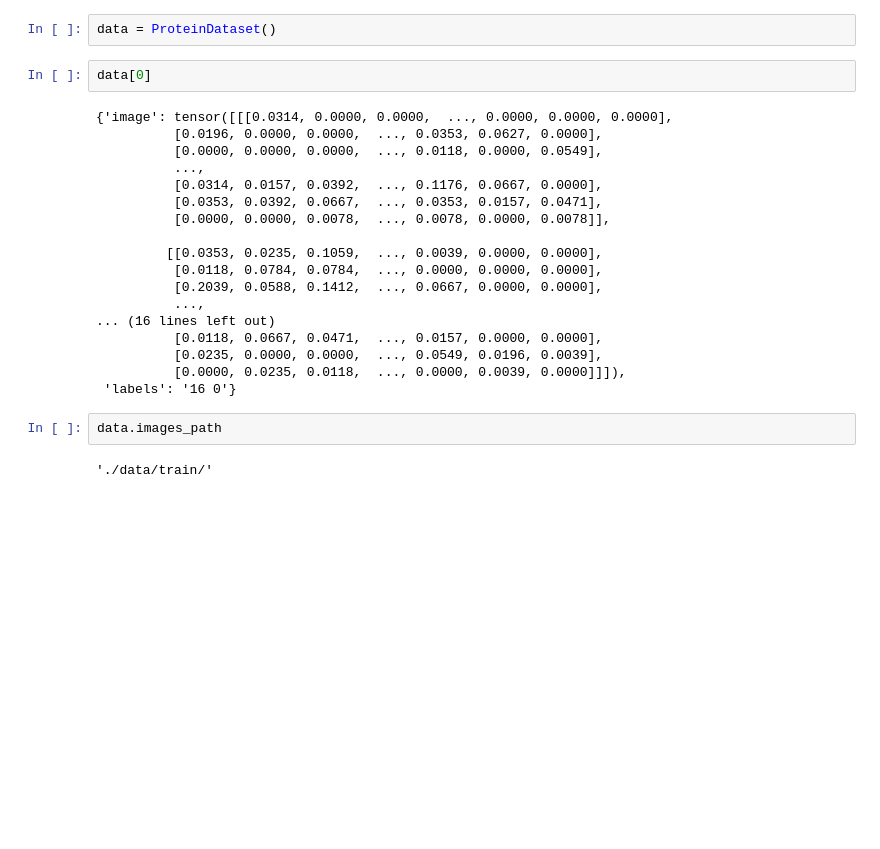
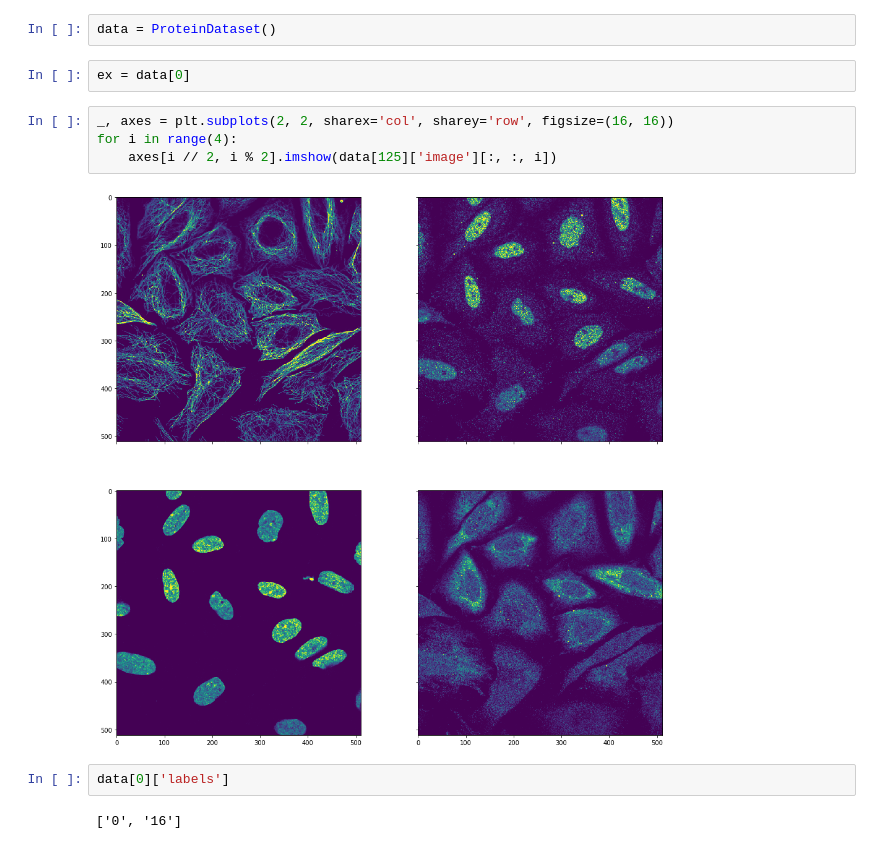
Before and after one commit to sanch7/Human-Protein-Atlas, a Jupyter notebook: scratchpad.ipynb, the cells around one changed output. Cells and saved outputs as stored; diff of their text form; blank space fills up the shorter version.

```diff
--- a/scratchpad.ipynb
+++ b/scratchpad.ipynb
@@ -11,27 +11,15 @@ import torch
 from utils.dataloader import ProteinDataset
 # %%
 data = ProteinDataset()
+# %%
+ex = data[0]
+# %%
+_, axes = plt.subplots(2, 2, sharex='col', sharey='row', figsize=(16, 16))
+for i in range(4):
+    axes[i // 2, i % 2].imshow(data[125]['image'][:, :, i])
+# %% [output]
+[figure, added]
 # %%
-data[0]
+data[0]['labels']
 # %% [output]
-{'image': tensor([[[0.0314, 0.0000, 0.0000,  ..., 0.0000, 0.0000, 0.0000],
-          [0.0196, 0.0000, 0.0000,  ..., 0.0353, 0.0627, 0.0000],
-          [0.0000, 0.0000, 0.0000,  ..., 0.0118, 0.0000, 0.0549],
-          ...,
-          [0.0314, 0.0157, 0.0392,  ..., 0.1176, 0.0667, 0.0000],
-          [0.0353, 0.0392, 0.0667,  ..., 0.0353, 0.0157, 0.0471],
-          [0.0000, 0.0000, 0.0078,  ..., 0.0078, 0.0000, 0.0078]],
-
-         [[0.0353, 0.0235, 0.1059,  ..., 0.0039, 0.0000, 0.0000],
-          [0.0118, 0.0784, 0.0784,  ..., 0.0000, 0.0000, 0.0000],
-          [0.2039, 0.0588, 0.1412,  ..., 0.0667, 0.0000, 0.0000],
-          ...,
-... (16 lines left out)
-          [0.0118, 0.0667, 0.0471,  ..., 0.0157, 0.0000, 0.0000],
-          [0.0235, 0.0000, 0.0000,  ..., 0.0549, 0.0196, 0.0039],
-          [0.0000, 0.0235, 0.0118,  ..., 0.0000, 0.0039, 0.0000]]]),
- 'labels': '16 0'}
+['0', '16']
-# %%
-data.images_path
-# %% [output]
-'./data/train/'
```
Also changed, not shown: 4 other files.
